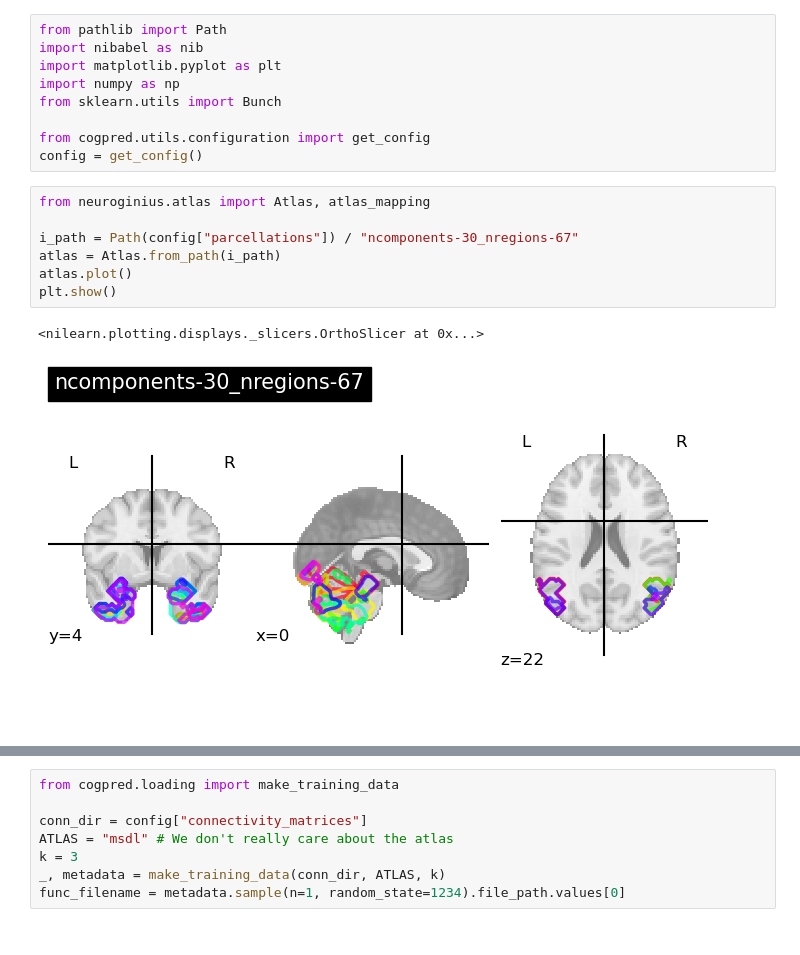
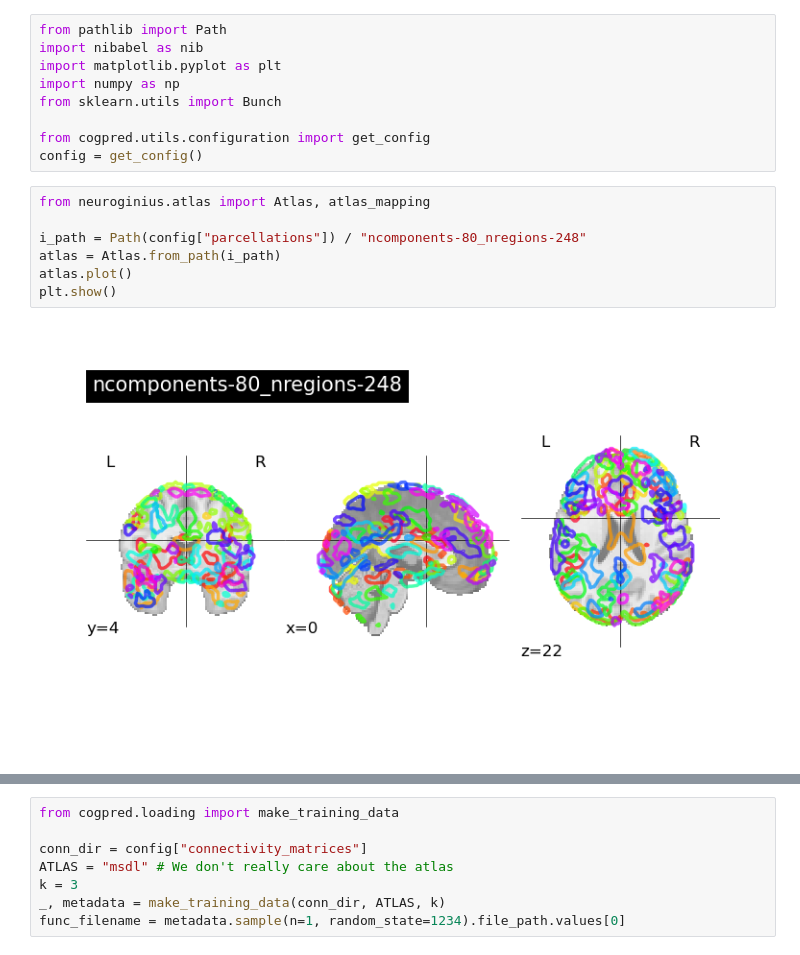
Before and after one commit to jonathan-legrand/cogpred, a Jupyter notebook: load_parcellations.ipynb, the cells around one changed output, grey strips where cells are left out. Saved outputs shown, nothing was run; the diff lists cells and outputs as text.

Commit message:
Soft to hard parcellation

```diff
--- a/load_parcellations.ipynb
+++ b/load_parcellations.ipynb
@@ -10,10 +10,9 @@ config = get_config()
 # %%
 from neuroginius.atlas import Atlas, atlas_mapping
 
-i_path = Path(config["parcellations"]) / "ncomponents-30_nregions-67"
+i_path = Path(config["parcellations"]) / "ncomponents-80_nregions-248"
 atlas = Atlas.from_path(i_path)
 atlas.plot()
 plt.show()
 # %% [output]
-<nilearn.plotting.displays._slicers.OrthoSlicer at 0x...>
-[figure, old version]
+[figure, new version]
```
Also changed, not shown: parts of 2 cells of this notebook.
